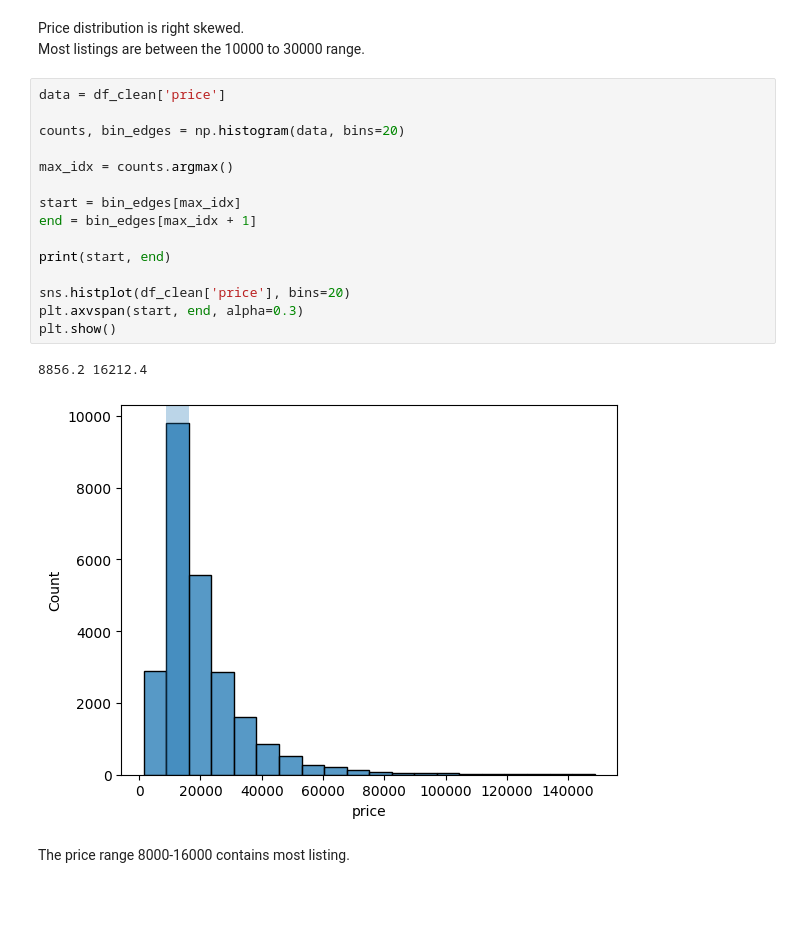
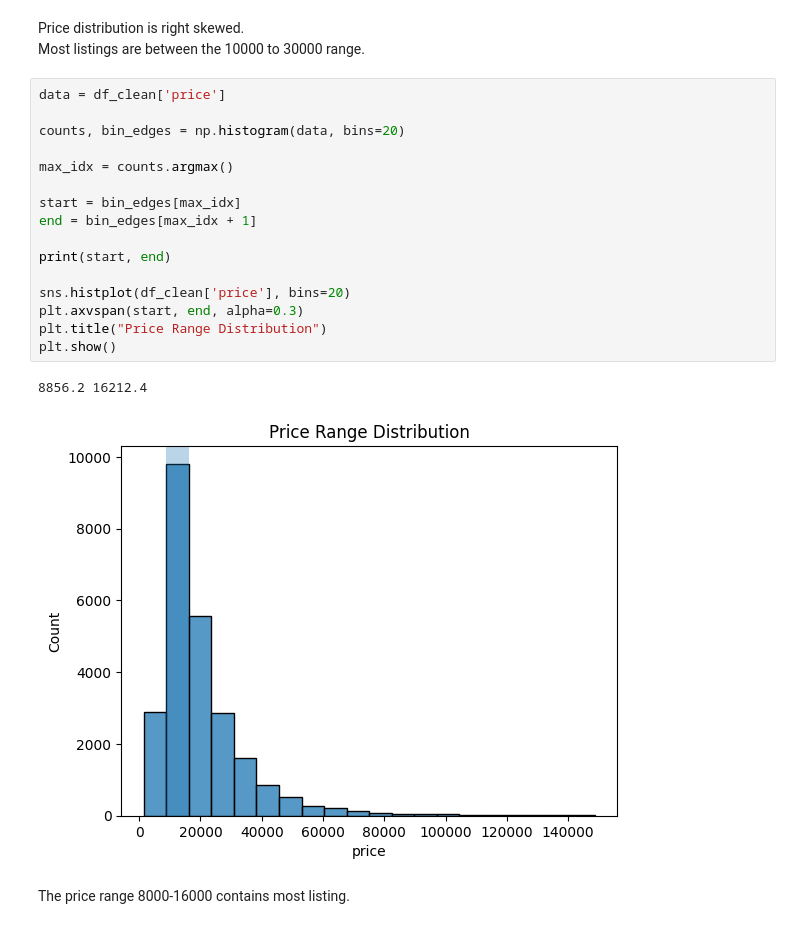
Before and after one commit to jasonandreasw/airbnb-eda, a Jupyter notebook: notebooks/airbnb_eda.ipynb, the cells around one changed output. Saved outputs shown, nothing was run; the diff lists cells and outputs as text; blank space fills up the shorter version.

```diff
--- a/notebooks/airbnb_eda.ipynb
+++ b/notebooks/airbnb_eda.ipynb
@@ -333,21 +333,22 @@ Most listings are between the 10000 to 30000 range.
 # %%
 data = df_clean['price']
 
 counts, bin_edges = np.histogram(data, bins=20)
 
 max_idx = counts.argmax()
 
 start = bin_edges[max_idx]
 end = bin_edges[max_idx + 1]
 
 print(start, end)
 
 sns.histplot(df_clean['price'], bins=20)
 plt.axvspan(start, end, alpha=0.3)
+plt.title("Price Range Distribution")
 plt.show()
 # %% [output]
 8856.2 16212.4
-[figure, old version]
+[figure, new version]
 # %% [markdown]
 The price range 8000-16000 contains most listing.
 # %%
```
Also changed, not shown: parts of 3 cells of this notebook, 1 other file.
